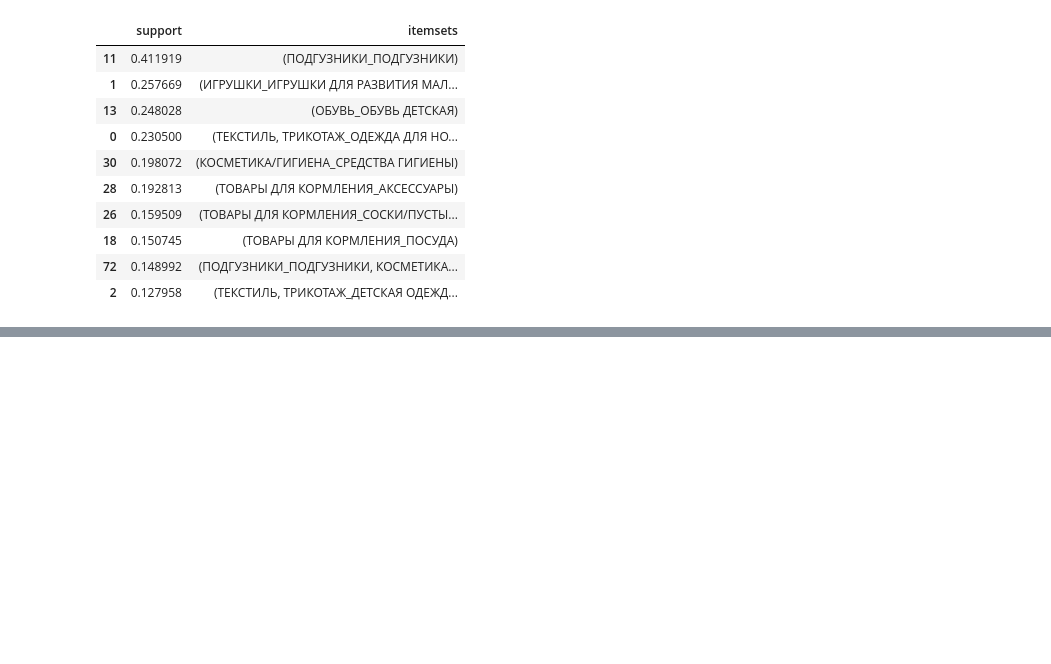
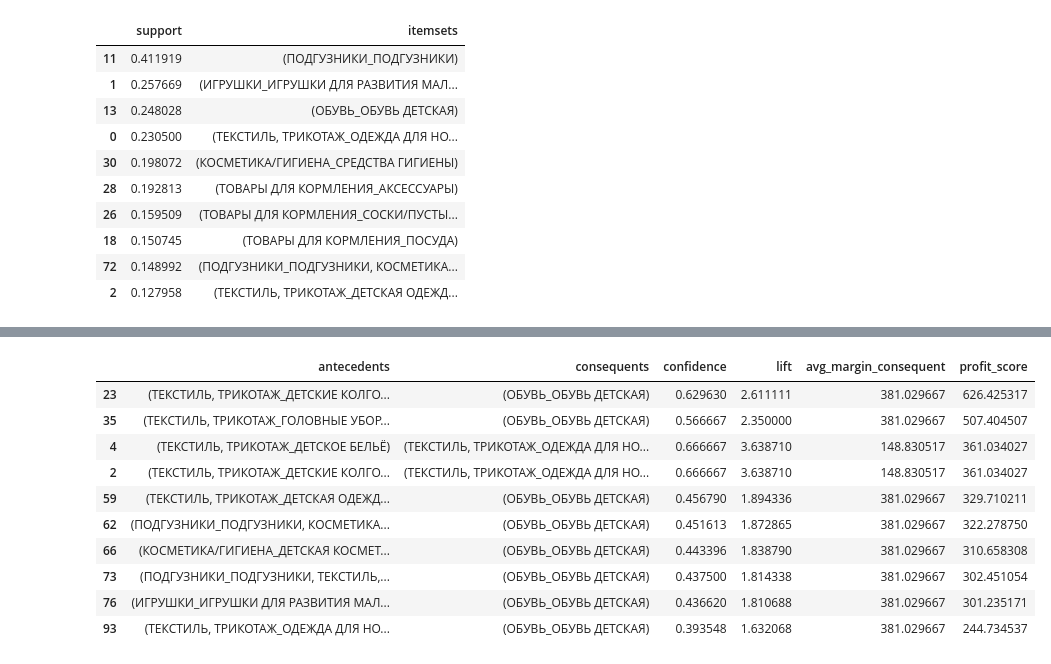
Before and after one commit to danzhukk/project-clusters, a Jupyter notebook: MBA_analysis_for_each_clusters.ipynb, the cells around one changed output, grey strips where cells are left out. Drawn from its saved outputs; the diff is of its cells as text; code cells hidden in the pictures; blank space fills up the shorter version.

```diff
--- a/MBA_analysis_for_each_clusters.ipynb
+++ b/MBA_analysis_for_each_clusters.ipynb
@@ -198,0 +268,10 @@ recommend_df_0.head()
+# %%
+basket_bool = basket_filtered_1.astype(bool)
+
+frequent_itemsets_1 = apriori(
+    basket_bool,
+    min_support=0.03,
+    use_colnames=True
+).sort_values("support", ascending=False)
+
+frequent_itemsets_1.head(10)
@@ -198,0 +290,6 @@ recommend_df_0.head()
+# %%
+assoc_rules_1 = association_rules(frequent_itemsets_1, metric="lift", min_threshold=1.1)
+assoc_rules_1 = assoc_rules_1[assoc_rules_1['consequents'].apply(len) == 1]
+assoc_rules_1 = assoc_rules_1[assoc_rules_1['lift'] > 1]
+assoc_rules_1 = assoc_rules_1.sort_values("lift", ascending=False).reset_index(drop=True)
+assoc_rules_1.head()
@@ -198,0 +303,3 @@ recommend_df_0.head()
+# %%
+df_with_price = pd.read_csv('./datasets/df_with_price.csv')
+df_with_price.drop(['Unnamed: 0'], axis = 1, inplace = True)
@@ -198,0 +315,39 @@ recommend_df_0.head()
+# %%
+margin_map = (
+    df_with_price.groupby('Группа1_Группа2')['Маржа']
+    .mean()
+    .reset_index(name='avg_margin')
+    .set_index('Группа1_Группа2')['avg_margin']
+)
+
+assoc_rules_1['consequent_item'] = assoc_rules_1['consequents'].apply(lambda x: next(iter(x)))
+
+assoc_rules_1['avg_margin_consequent'] = assoc_rules_1['consequent_item'].map(margin_map)
+
+assoc_rules_1 = assoc_rules_1[assoc_rules_1['avg_margin_consequent'] > 0]
+
+
+# 4. Рассчитываем новый profit_score
+assoc_rules_1['profit_score'] = (
+    assoc_rules_1['confidence']
+    * assoc_rules_1['lift']
+    * assoc_rules_1['avg_margin_consequent']
+)
+
+# 5. Сортируем по profit_score
+assoc_rules_1 = assoc_rules_1.sort_values('profit_score', ascending=False)
+
+# 6. Выводим топ-рекомендаций
+assoc_rules_1[['antecedents', 'consequents', 'confidence', 'lift', 'avg_margin_consequent', 'profit_score']].head(10)
+# %% [output]
+|  | antecedents | consequents | confidence | lift | avg_margin_consequent | profit_score |
+| 23 | (ТЕКСТИЛЬ, ТРИКОТАЖ_ДЕТСКИЕ КОЛГО... | (ОБУВЬ_ОБУВЬ ДЕТСКАЯ) | 0.629630 | 2.611111 | 381.029667 | 626.425317 |
+| 35 | (ТЕКСТИЛЬ, ТРИКОТАЖ_ГОЛОВНЫЕ УБОР... | (ОБУВЬ_ОБУВЬ ДЕТСКАЯ) | 0.566667 | 2.350000 | 381.029667 | 507.404507 |
+| 4 | (ТЕКСТИЛЬ, ТРИКОТАЖ_ДЕТСКОЕ БЕЛЬЁ) | (ТЕКСТИЛЬ, ТРИКОТАЖ_ОДЕЖДА ДЛЯ НО... | 0.666667 | 3.638710 | 148.830517 | 361.034027 |
+| 2 | (ТЕКСТИЛЬ, ТРИКОТАЖ_ДЕТСКИЕ КОЛГО... | (ТЕКСТИЛЬ, ТРИКОТАЖ_ОДЕЖДА ДЛЯ НО... | 0.666667 | 3.638710 | 148.830517 | 361.034027 |
+| 59 | (ТЕКСТИЛЬ, ТРИКОТАЖ_ДЕТСКАЯ ОДЕЖД... | (ОБУВЬ_ОБУВЬ ДЕТСКАЯ) | 0.456790 | 1.894336 | 381.029667 | 329.710211 |
+| 62 | (ПОДГУЗНИКИ_ПОДГУЗНИКИ, КОСМЕТИКА... | (ОБУВЬ_ОБУВЬ ДЕТСКАЯ) | 0.451613 | 1.872865 | 381.029667 | 322.278750 |
+| 66 | (КОСМЕТИКА/ГИГИЕНА_ДЕТСКАЯ КОСМЕТ... | (ОБУВЬ_ОБУВЬ ДЕТСКАЯ) | 0.443396 | 1.838790 | 381.029667 | 310.658308 |
+| 73 | (ПОДГУЗНИКИ_ПОДГУЗНИКИ, ТЕКСТИЛЬ,... | (ОБУВЬ_ОБУВЬ ДЕТСКАЯ) | 0.437500 | 1.814338 | 381.029667 | 302.451054 |
+| 76 | (ИГРУШКИ_ИГРУШКИ ДЛЯ РАЗВИТИЯ МАЛ... | (ОБУВЬ_ОБУВЬ ДЕТСКАЯ) | 0.436620 | 1.810688 | 381.029667 | 301.235171 |
+| 93 | (ТЕКСТИЛЬ, ТРИКОТАЖ_ОДЕЖДА ДЛЯ НО... | (ОБУВЬ_ОБУВЬ ДЕТСКАЯ) | 0.393548 | 1.632068 | 381.029667 | 244.734537 |
```
Also changed, not shown: parts of 95 cells of this notebook.
